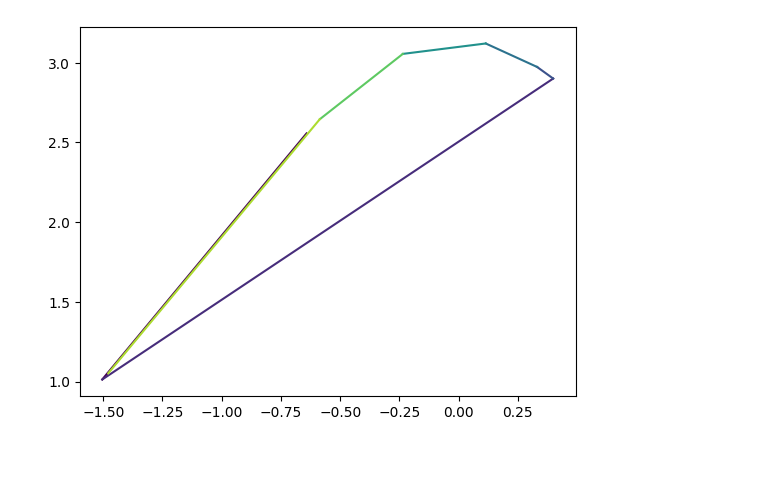
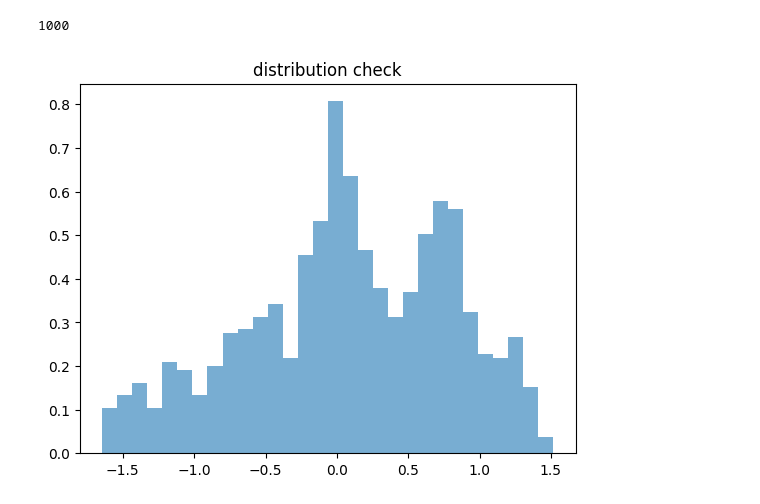
Before and after one commit to kwijik/bayesian, a Jupyter notebook: mh_algo.ipynb, the cells around one changed output. Drawn from its saved outputs; the diff is of its cells as text; code cells hidden in the pictures; blank space fills up the shorter version.

Commit message:
testing hamiltonian sampling

```diff
--- a/mh_algo.ipynb
+++ b/mh_algo.ipynb
@@ -58,10 +61,2 @@ plt.show()
 # %%
-
-colors = cm.viridis(np.linspace(0, 1, len(values) - 1))
-
-for i in range(len(values) - 1):
-    plt.plot(x_vals[i:i+2], y_vals[i:i+2], color=colors[i])
-
-plt.show()
+# what if we add impuilse ? Hamiltonian algo
-# %% [output]
-[figure, removed]
@@ -67,0 +72,46 @@ plt.show()
+# %%
+# log(π * exp(-x²/2)) = log(π) - x²/2
+# dpdf/dx = -x
+
+def logpdf_deriv(x):
+    return x
+# %%
+v_next = v_curr - (eps/2) * logpdf_deriv(pos_curr)
+pos_next = pos_curr + eps * v_next
+# %%
+coordinates = []
+v_curr = np.random.normal(loc=0, scale=1)
+
+for _ in range(N_samples):
+    v_curr = np.random.normal(loc=0, scale=1)
+    pos_start = pos_curr
+    v_start = v_curr
+
+    pos_next = pos_curr
+    v_next = v_curr
+    for i in range(L):
+        v_next = v_curr - (eps/2) * logpdf_deriv(pos_next)
+        pos_next = pos_curr + eps * v_next
+        v_next = v_curr - (eps/2) * logpdf_deriv(pos_next)
+
+    hml_curr = (pos_start**2)/2 + (v_start**2)/2
+    hml_next = (pos_next**2)/2 + (v_next**2)/2
+    alfa = min(1, math.exp(float(hml_curr-hml_next)))
+    u = np.random.uniform(0,1)
+    if alfa > u:
+        pos_curr = pos_next
+
+    coordinates.append((pos_curr,pdf(pos_curr)))
+# %%
+len(coordinates)
+# %% [output]
+1000
+# %%
+x_coords = [coord[0] for coord in coordinates]
+y_coords = [coord[1] for coord in coordinates]
+
+plt.hist(x_coords, bins=30, density=True, alpha=0.6)
+plt.title("distribution check")
+plt.show()
+# %% [output]
+[figure, added]
```
Also changed, not shown: parts of 6 cells of this notebook.
